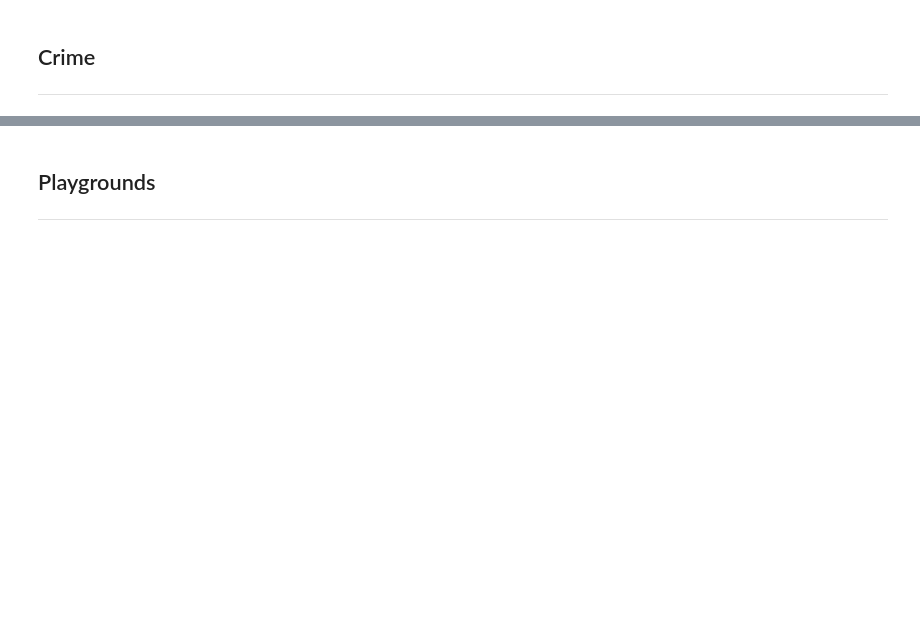
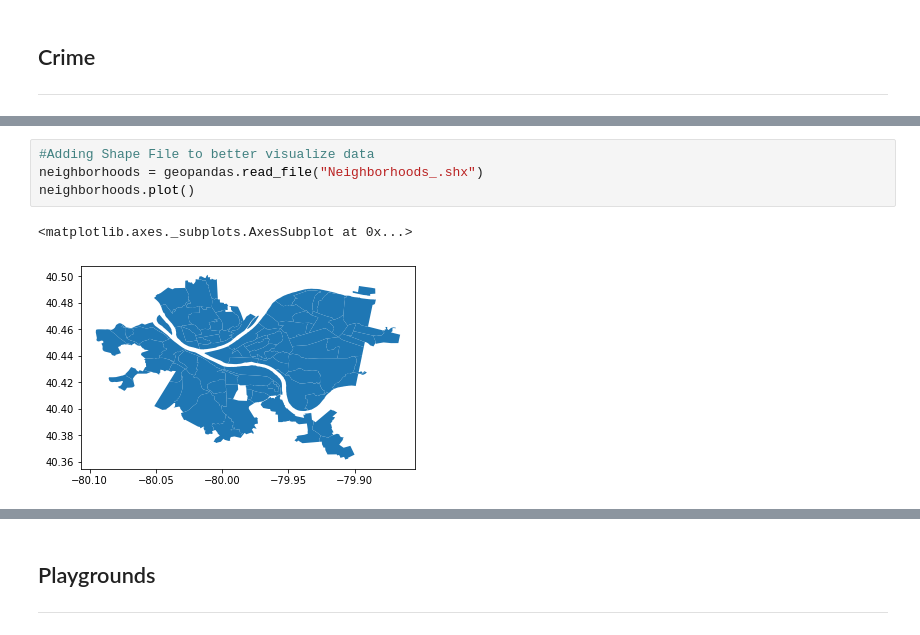
Before and after one commit to srj42/Big-Ideas-Final-Project, a Jupyter notebook: Final.ipynb, the cells around one changed output, grey strips where cells are left out. Drawn from its saved outputs; the diff is of its cells as text; blank space fills up the shorter version.

```diff
--- a/Final.ipynb
+++ b/Final.ipynb
@@ -17,0 +38,7 @@ As mentioned, we wanted our metric to center around safety, and after a bit more
+# %%
+#Adding Shape File to better visualize data
+neighborhoods = geopandas.read_file("Neighborhoods_.shx")
+neighborhoods.plot()
+# %% [output]
+<matplotlib.axes._subplots.AxesSubplot at 0x...>
+[figure, added]
```
Also changed, not shown: parts of 9 cells of this notebook.
